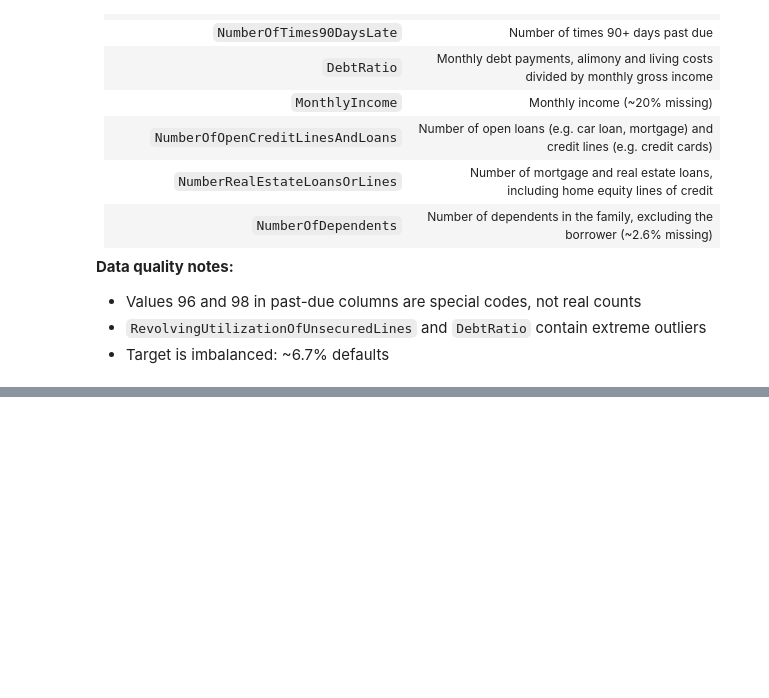
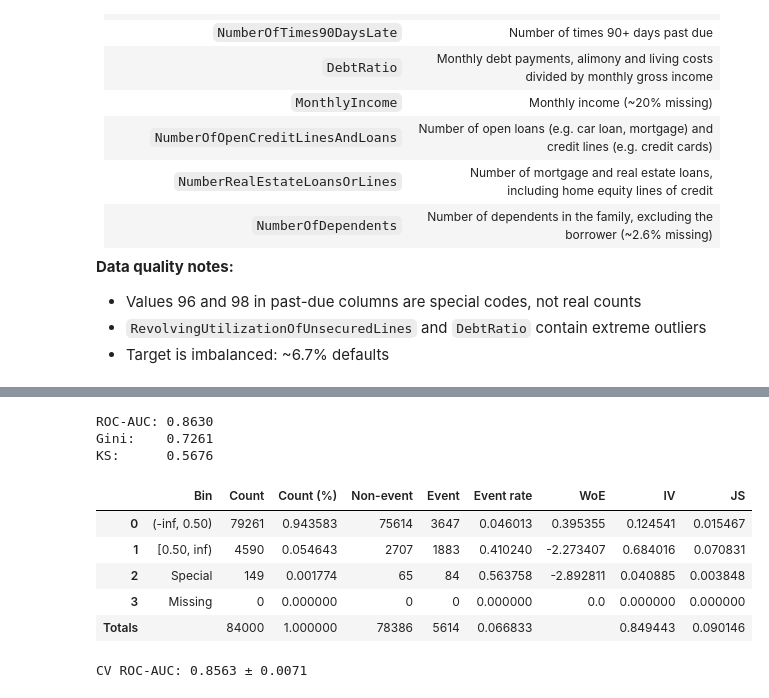
Before and after one commit to anuarkenzh1bekov/credit-scoring-pipeline, a Jupyter notebook: notebooks/main.ipynb, the cells around one changed output, grey strips where cells are left out. Cells and saved outputs as stored; diff of their text form; code cells hidden in the pictures; blank space fills up the shorter version.

```diff
--- a/notebooks/main.ipynb
+++ b/notebooks/main.ipynb
@@ -142,0 +193,2 @@ def clean(X,params):
+# %%
+woe_model.fit(X_train_clean, y_train)
@@ -142,0 +219,15 @@ def clean(X,params):
+# %%
+special = {"special_codes": [96,98]}
+# %%
+woe_final = Pipeline([
+    ("binning", BinningProcess(
+        variable_names=list(X_train.columns),
+        selection_criteria={"iv": {"min": 0.02}},
+        min_prebin_size=0.02,
+        max_n_bins=10,
+        binning_fit_params={col: special for col in PAST_DUE},
+    )),
+    ("lr", LogisticRegression(max_iter=1000)),
+])
+# %%
+woe_final.fit(X_train, y_train)
@@ -142,0 +254,29 @@ def clean(X,params):
+# %%
+proba_final = woe_final.predict_proba(X_test)[:, 1]
+auc_final = roc_auc_score(y_test, proba_final)
+fpr, tpr, _ = roc_curve(y_test, proba_final)
+
+print(f"ROC-AUC: {auc_final:.4f}")
+print(f"Gini:    {2 * auc_final - 1:.4f}")
+print(f"KS:      {(tpr - fpr).max():.4f}")
+# %% [output]
+ROC-AUC: 0.8630
+Gini:    0.7261
+KS:      0.5676
+# %%
+bp = woe_final.named_steps["binning"]
+bp.get_binned_variable("NumberOfTimes90DaysLate").binning_table.build()
+# %% [output]
+|  | Bin | Count | Count (%) | Non-event | Event | Event rate | WoE | IV | JS |
+| 0 | (-inf, 0.50) | 79261 | 0.943583 | 75614 | 3647 | 0.046013 | 0.395355 | 0.124541 | 0.015467 |
+| 1 | [0.50, inf) | 4590 | 0.054643 | 2707 | 1883 | 0.410240 | -2.273407 | 0.684016 | 0.070831 |
+| 2 | Special | 149 | 0.001774 | 65 | 84 | 0.563758 | -2.892811 | 0.040885 | 0.003848 |
+| 3 | Missing | 0 | 0.000000 | 0 | 0 | 0.000000 | 0.0 | 0.000000 | 0.000000 |
+| Totals |  | 84000 | 1.000000 | 78386 | 5614 | 0.066833 |  | 0.849443 | 0.090146 |
+# %%
+cv = StratifiedKFold(n_splits=5, shuffle=True, random_state=42)
+
+scores = cross_val_score(clone(woe_final), X, y, cv=cv, scoring="roc_auc")
+print(f"CV ROC-AUC: {scores.mean():.4f} ± {scores.std():.4f}")
+# %% [output]
+CV ROC-AUC: 0.8563 ± 0.0071
```
Also changed, not shown: parts of 19 cells of this notebook, 7 other files.
